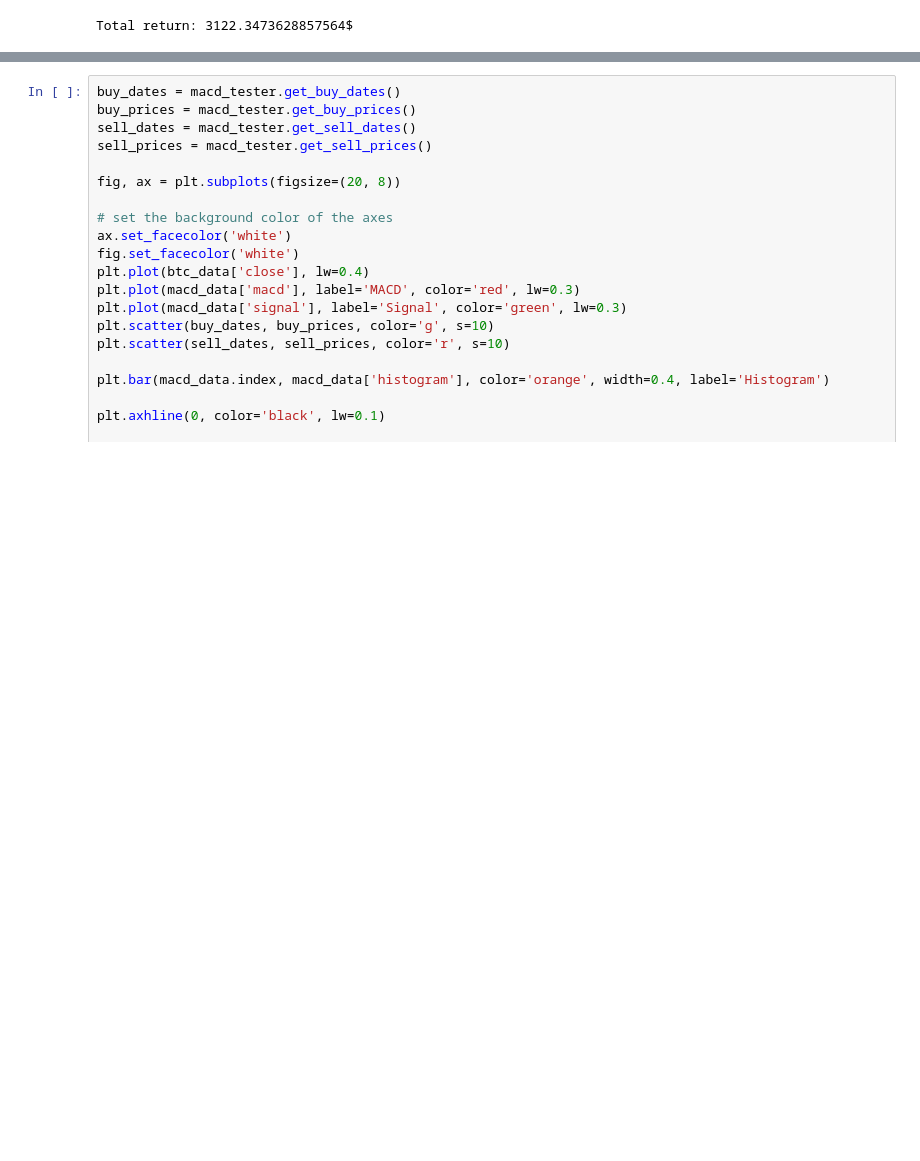
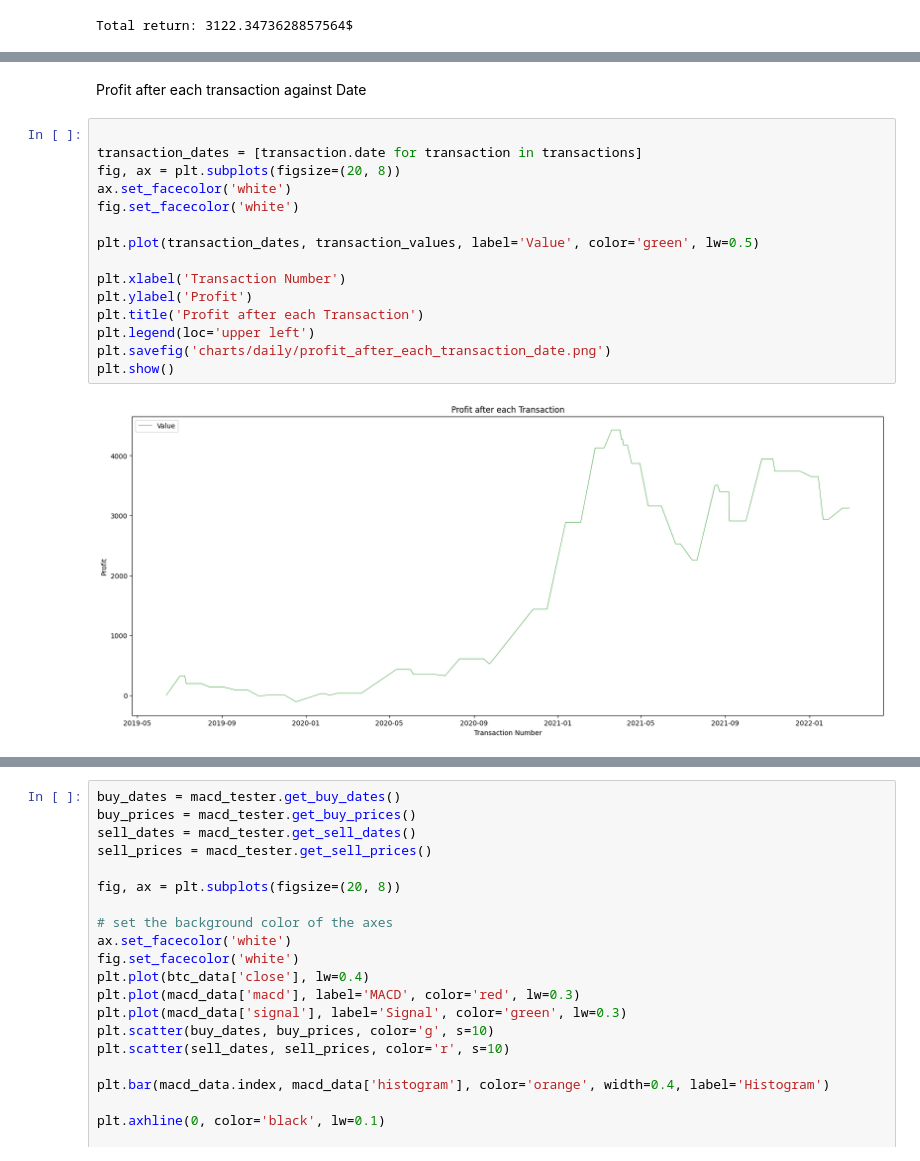
Before and after one commit to timschopinski/macd-analysis, a Jupyter notebook: main.ipynb, the cells around one changed output, grey strips where cells are left out. Cells and saved outputs as stored; diff of their text form; blank space fills up the shorter version.

```diff
--- a/main.ipynb
+++ b/main.ipynb
@@ -191,0 +238,19 @@ Total return: 3122.3473628857564$
+# %% [markdown]
+Profit after each transaction against Date
+# %%
+
+transaction_dates = [transaction.date for transaction in transactions]
+fig, ax = plt.subplots(figsize=(20, 8))
+ax.set_facecolor('white')
+fig.set_facecolor('white')
+
+plt.plot(transaction_dates, transaction_values, label='Value', color='green', lw=0.5)
+
+plt.xlabel('Transaction Number')
+plt.ylabel('Profit')
+plt.title('Profit after each Transaction')
+plt.legend(loc='upper left')
+plt.savefig('charts/daily/profit_after_each_transaction_date.png')
+plt.show()
+# %% [output]
+[figure, added]
```
Also changed, not shown: parts of 32 cells of this notebook, 22 other files.
